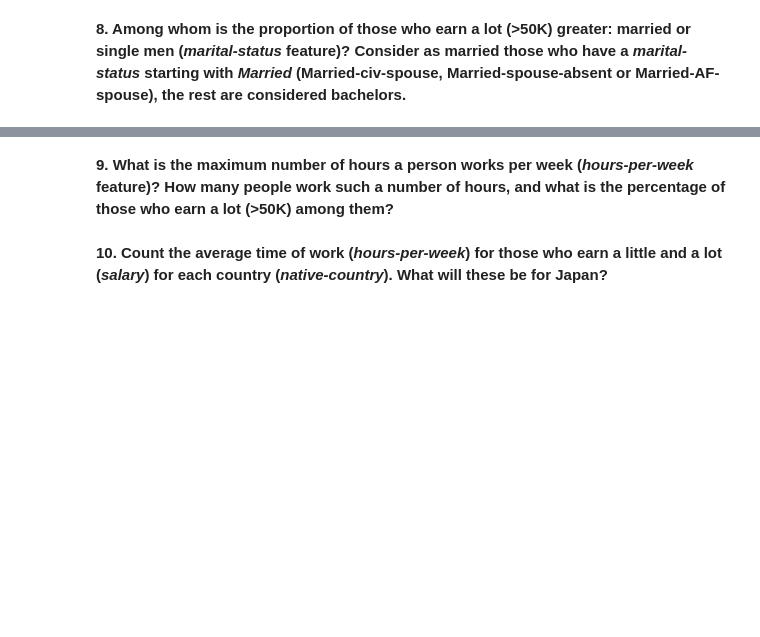
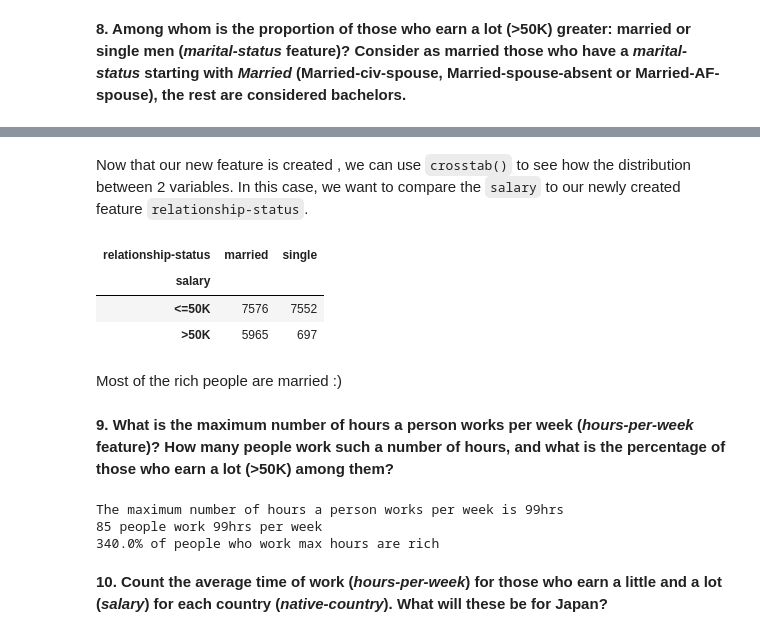
Before and after one commit to ivyclare/MachineLearningProjects, a Jupyter notebook: MLCourse.ai/topic01_pandas_data_analysis/assignment01_pandas_uci_adult.ipynb, the cells around one changed output, grey strips where cells are left out. Cells and saved outputs as stored; diff of their text form; code cells hidden in the pictures; blank space fills up the shorter version.

```diff
--- a/MLCourse.ai/topic01_pandas_data_analysis/assignment01_pandas_uci_adult.ipynb
+++ b/MLCourse.ai/topic01_pandas_data_analysis/assignment01_pandas_uci_adult.ipynb
@@ -227,0 +234,8 @@ data.head()
+# %%
+def relationship_status(value):
+    if value.startswith('Married'):
+        return "married"
+    return "single"
+
+data['relationship-status'] = data['marital-status'].apply(relationship_status)
+data.head()
@@ -228,2 +249,16 @@ data.head()
+# %% [markdown]
+Now that our new feature is created , we can use `crosstab()` to see how the distribution between 2 variables. In this case, we want to compare the `salary` to our newly created feature `relationship-status`.
+# %%
+# getting only the men
+males = data[data['sex'] == "Male"]
+
+pd.crosstab(males['salary'], males['relationship-status'])
+# %% [output]
+| relationship-status | married | single |
+| salary |  |  |
+| <=50K | 7576 | 7552 |
+| >50K | 5965 | 697 |
+# %% [markdown]
+Most of the rich people are married :)
 # %% [markdown]
 **9. What is the maximum number of hours a person works per week (*hours-per-week* feature)? How many people work such a number of hours, and what is the percentage of those who earn a lot (>50K) among them?**
@@ -232,3 +265,22 @@ data.head()
+# %%
+max_hours = data['hours-per-week'].max()
+print("The maximum number of hours a person works per week is {}hrs ".format(max_hours))
+
+
+num_max_hour_workers = data[data['hours-per-week'] == max_hours]
+print("{} people work {}hrs per week".format(num_max_hour_workers.shape[0],max_hours))
+
+high_earners = num_max_hour_workers[num_max_hour_workers['salary'] == ">50K"]
+num = (.shape[0] / num_max_hour_workers. shape[0]) * 100
+print("{}% of people who work max hours are rich ".format( round( num, 2 )) )
+#num.shape[0]
+#data['hours-per-week'].nunique
+# if(max_hours)
+# for i in data['hours-per-week'].nunique
+# %% [output]
+The maximum number of hours a person works per week is 99hrs
+85 people work 99hrs per week
+340.0% of people who work max hours are rich
 # %% [markdown]
 **10. Count the average time of work (*hours-per-week*) for those who earn a little and a lot (*salary*) for each country (*native-country*). What will these be for Japan?**
 # %%
```
Also changed, not shown: parts of 8 cells of this notebook.
